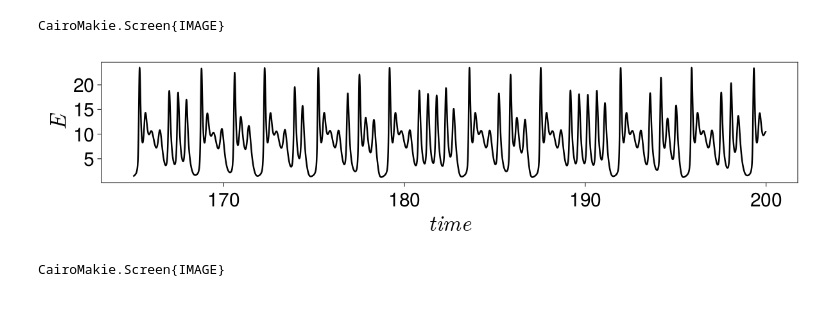
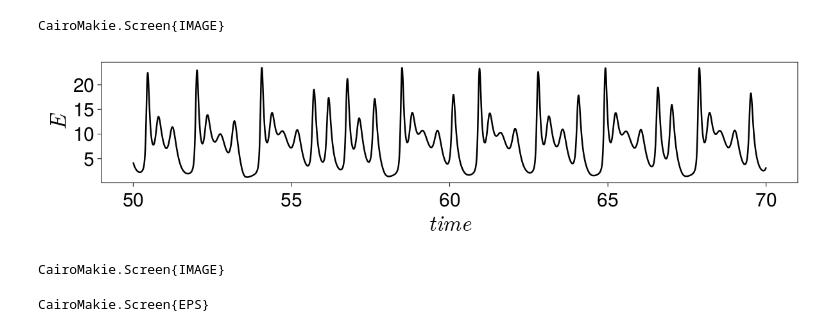
Before and after one commit to SergeyNovak777/dynamical-systems, a Jupyter notebook: Tsodyks Markram/Levanova/3 набор параметров/4 modes/Chaotic non-homoclinic bursting activity.ipynb, the cells around one changed output. Cells and saved outputs as stored; diff of their text form; code cells hidden in the pictures.

```diff
--- a/Tsodyks Markram/Levanova/3 набор параметров/4 modes/Chaotic non-homoclinic bursting activity.ipynb
+++ b/Tsodyks Markram/Levanova/3 набор параметров/4 modes/Chaotic non-homoclinic bursting activity.ipynb
@@ -105,18 +105,20 @@ CairoMakie.Screen{IMAGE}
 # %%
 #save("phase_chaotic_non_hom.pdf", f)
 # %%
-ts, tf = 165000, 200000 # 500000, 580000
+ts, tf = 50000, 70000 # 960000, 994000 # 500000, 580000
 
 CairoMakie.activate!()
 f = Figure(resolution = (1200, 300))
 axis = Axis(f[1, 1], xlabel = L"$time$", ylabel = L"$E$",
             xlabelsize = lb_size, ylabelsize = lb_size,
             xticklabelsize = tck_size, yticklabelsize = tck_size,
             xgridvisible = false, ygridvisible = false)
 lines!(axis, sol_for.t[ts:tf], sol_for[1, ts:tf], linewidth = 2.5, color = :black)
 display(f)
 # %% [output]
-[figure, old version]
+[figure, new version]
 CairoMakie.Screen{IMAGE}
 # %%
-#save("timeseries_chaotic_non_hom.pdf", f)
+save("timeseries_chaotic_non_hom.eps", f)
+# %% [output]
+CairoMakie.Screen{EPS}
```
Also changed, not shown: 4 other files.
